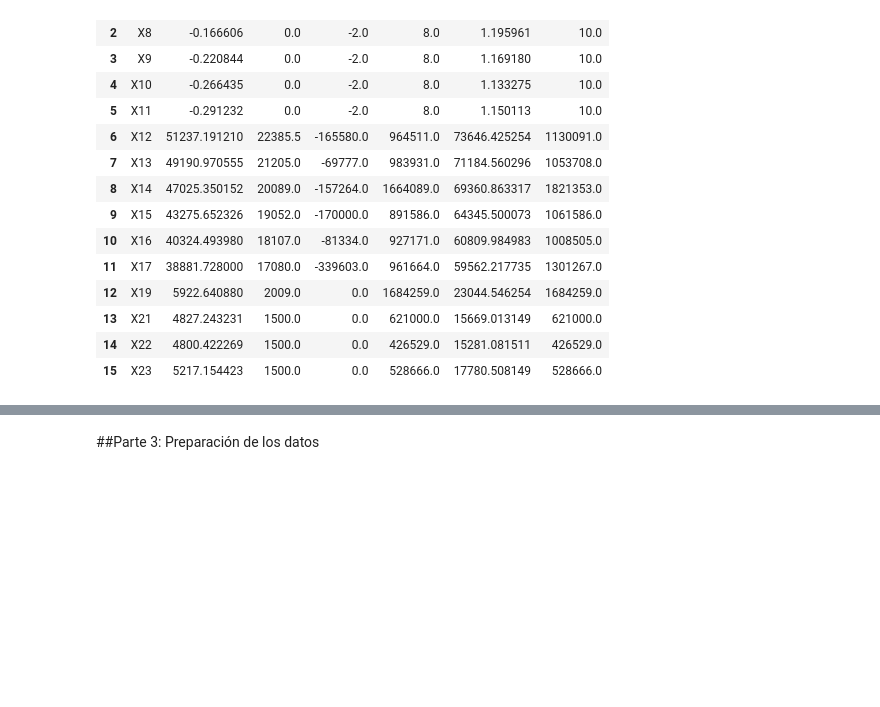
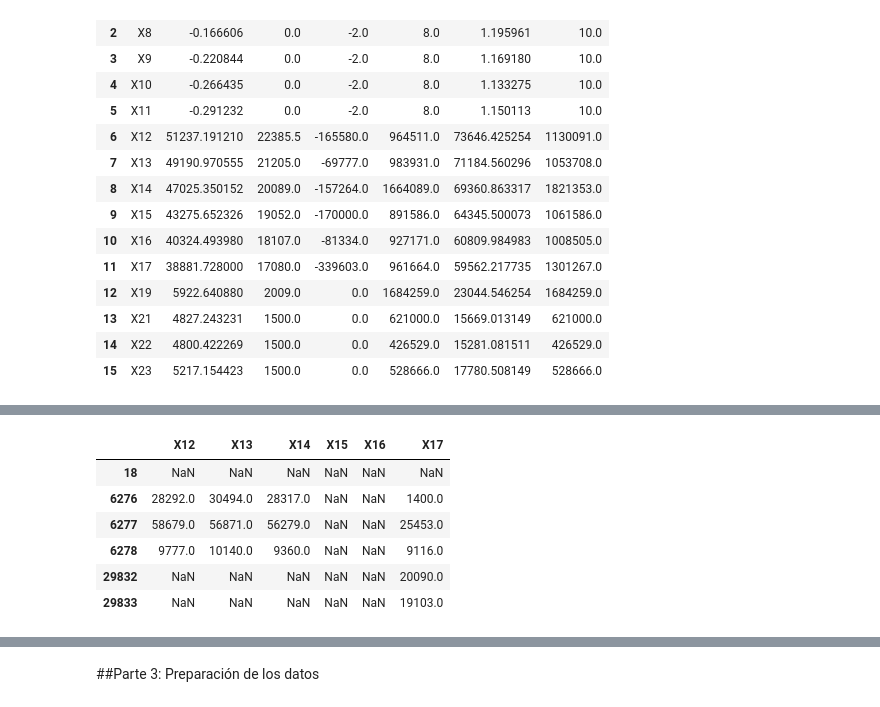
Before and after one commit to PosgradoMNA/actividades-del-projecto-equipo-125, a Jupyter notebook: Semana_3_Actividad_1.ipynb, the cells around one changed output, grey strips where cells are left out. Cells and saved outputs as stored; diff of their text form; code cells hidden in the pictures; blank space fills up the shorter version.

```diff
--- a/Semana_3_Actividad_1.ipynb
+++ b/Semana_3_Actividad_1.ipynb
@@ -235,0 +267,12 @@ mis_data
+# %%
+x3=ndf["X15"].isnull()
+x3=ndf[x3]
+x3.loc[:,"X12":"X17"]
+# %% [output]
+|  | X12 | X13 | X14 | X15 | X16 | X17 |
+| 18 | NaN | NaN | NaN | NaN | NaN | NaN |
+| 6276 | 28292.0 | 30494.0 | 28317.0 | NaN | NaN | 1400.0 |
+| 6277 | 58679.0 | 56871.0 | 56279.0 | NaN | NaN | 25453.0 |
+| 6278 | 9777.0 | 10140.0 | 9360.0 | NaN | NaN | 9116.0 |
+| 29832 | NaN | NaN | NaN | NaN | NaN | 20090.0 |
+| 29833 | NaN | NaN | NaN | NaN | NaN | 19103.0 |
```
Also changed, not shown: parts of 8 cells of this notebook.
